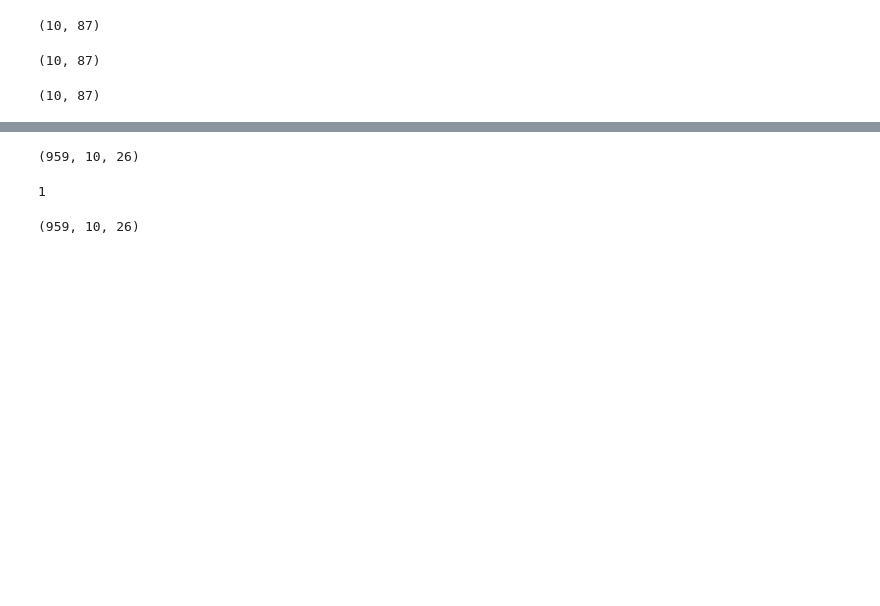
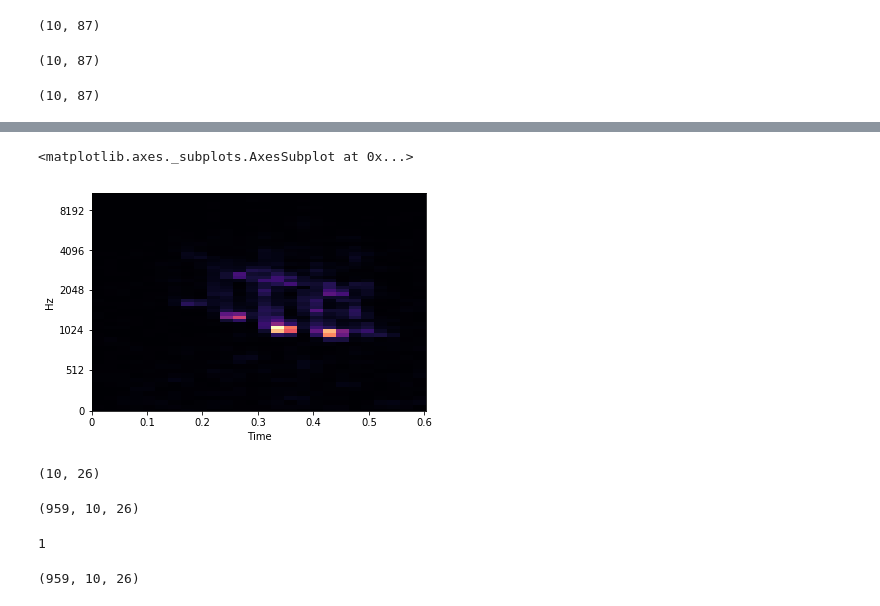
Before and after one commit to M1F1/nn2019, a Jupyter notebook: 2_kaggle_birds_sounds/data/helpers.ipynb, the cells around one changed output, grey strips where cells are left out. Drawn from its saved outputs; the diff is of its cells as text; code cells hidden in the pictures; blank space fills up the shorter version.

```diff
--- a/2_kaggle_birds_sounds/data/helpers.ipynb
+++ b/2_kaggle_birds_sounds/data/helpers.ipynb
@@ -314,0 +428,12 @@ X, y = load_train_2()
+# %%
+import librosa.display
+spec = load_mel(os.path.join(os.getcwd(), 'test','rec21.wav'),start=6.7, stop=7, n_mels=60)
+# spec = librosa.power_to_db(spec,ref=5.0)
+librosa.display.specshow(spec, y_axis='mel', x_axis='time')
+# %% [output]
+<matplotlib.axes._subplots.AxesSubplot at 0x...>
+[figure, added]
+# %%
+X_test[1][0].shape
+# %% [output]
+(10, 26)
```
Also changed, not shown: parts of 22 cells of this notebook.
